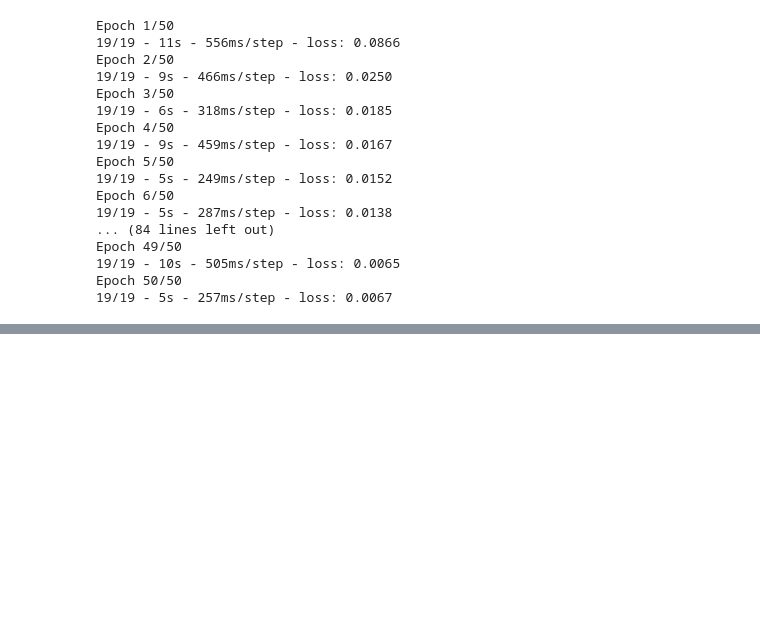
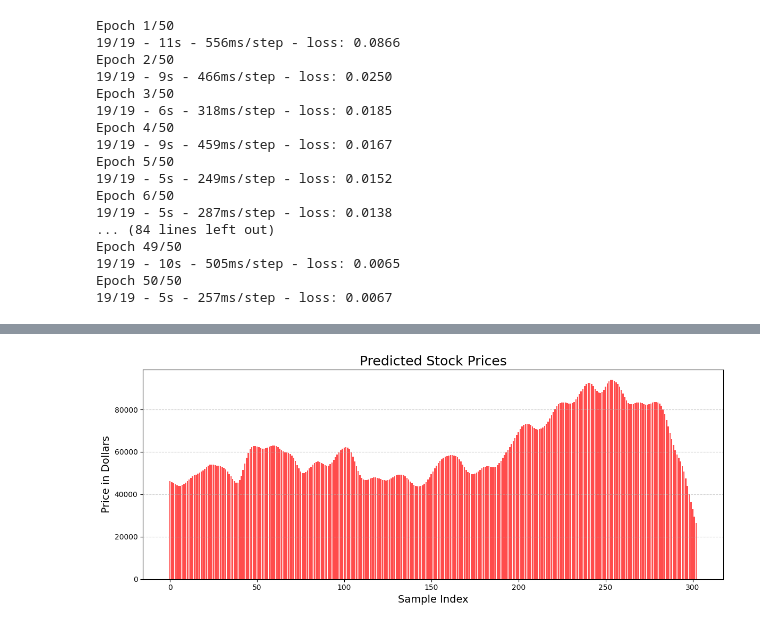
Before and after one commit to ananyai17/stock-price-prediction, a Jupyter notebook: corizo-minor.ipynb, the cells around one changed output, grey strips where cells are left out. Cells and saved outputs as stored; diff of their text form; code cells hidden in the pictures; blank space fills up the shorter version.

```diff
--- a/corizo-minor.ipynb
+++ b/corizo-minor.ipynb
@@ -230,0 +373,17 @@ Epoch 50/50
+# %%
+import matplotlib.pyplot as plt
+import numpy as np
+
+# Just for safety, convert to 1D array
+y_pred_flat = np.array(y_pred).flatten()
+
+plt.figure(figsize=(12,5))
+plt.bar(range(len(y_pred_flat)), y_pred_flat, color='red', alpha=0.7)
+plt.title('Predicted Stock Prices', fontsize=18)
+plt.xlabel('Sample Index', fontsize=14)
+plt.ylabel('Price in Dollars', fontsize=14)
+plt.grid(axis='y', linestyle='--', alpha=0.6)
+plt.tight_layout()
+plt.show()
+# %% [output]
+[figure, added]
```
Also changed, not shown: parts of 18 cells of this notebook.
